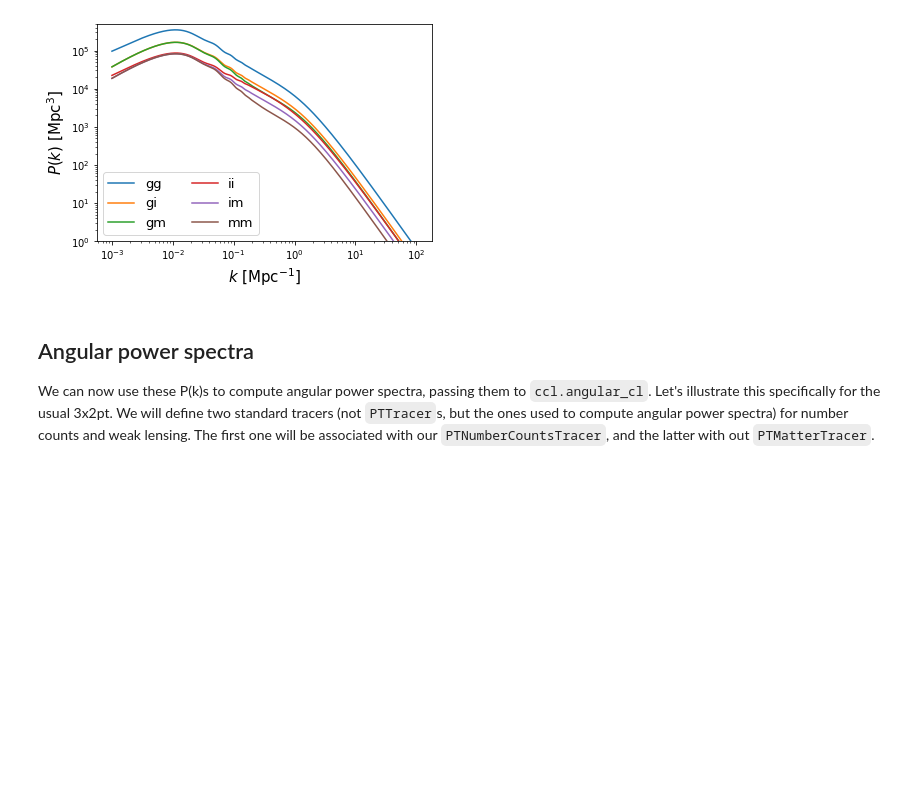
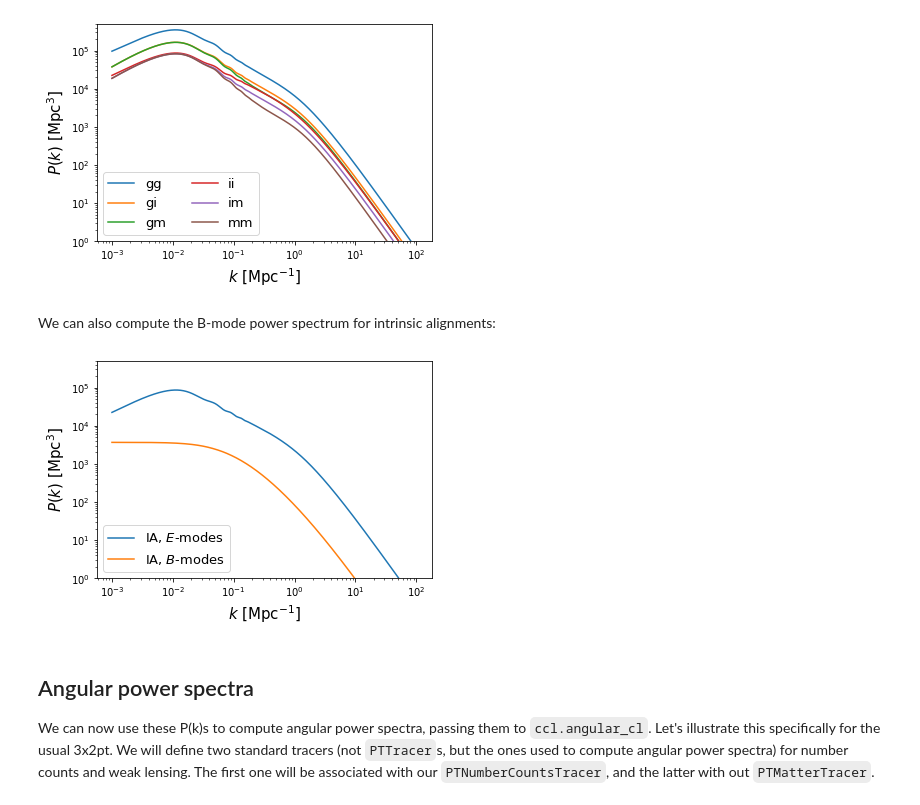
Before and after one commit to LSSTDESC/CCLX, a Jupyter notebook: PerturbationTheoryPk.ipynb, the cells around one changed output. Drawn from its saved outputs; the diff is of its cells as text; code cells hidden in the pictures; blank space fills up the shorter version.

```diff
--- a/PerturbationTheoryPk.ipynb
+++ b/PerturbationTheoryPk.ipynb
@@ -101,6 +101,22 @@ plt.ylabel(r'$P(k)\,\,[{\rm Mpc}^{3}]$', fontsize=15)
 plt.show()
 # %% [output]
 [figure]
+# %% [markdown]
+We can also compute the B-mode power spectrum for intrinsic alignments:
+# %%
+pk_ii_bb = pt.get_pt_pk2d(cosmo, ptt_i, ptc=ptc, return_ia_bb=True)
+
+plt.figure()
+plt.plot(ks, pk_ii.eval(ks, 1., cosmo), label='IA, $E$-modes')
+plt.plot(ks, pk_ii_bb.eval(ks, 1., cosmo), label='IA, $B$-modes')
+plt.loglog()
+plt.legend(loc='lower left', fontsize=13)
+plt.ylim([1E0, 5E5])
+plt.xlabel(r'$k\,\,[{\rm Mpc}^{-1}]$', fontsize=15)
+plt.ylabel(r'$P(k)\,\,[{\rm Mpc}^{3}]$', fontsize=15)
+plt.show()
+# %% [output]
+[figure, added]
 # %% [markdown]
 ## Angular power spectra
 We can now use these P(k)s to compute angular power spectra, passing them to `ccl.angular_cl`.
```
